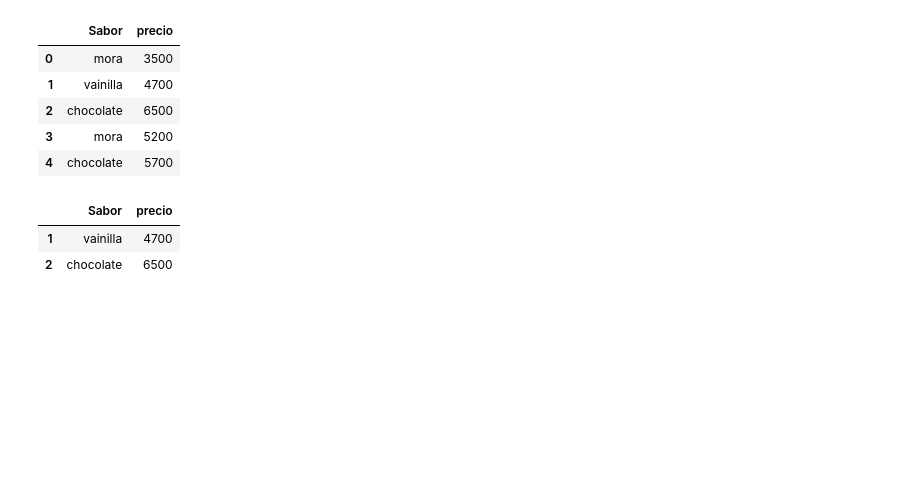
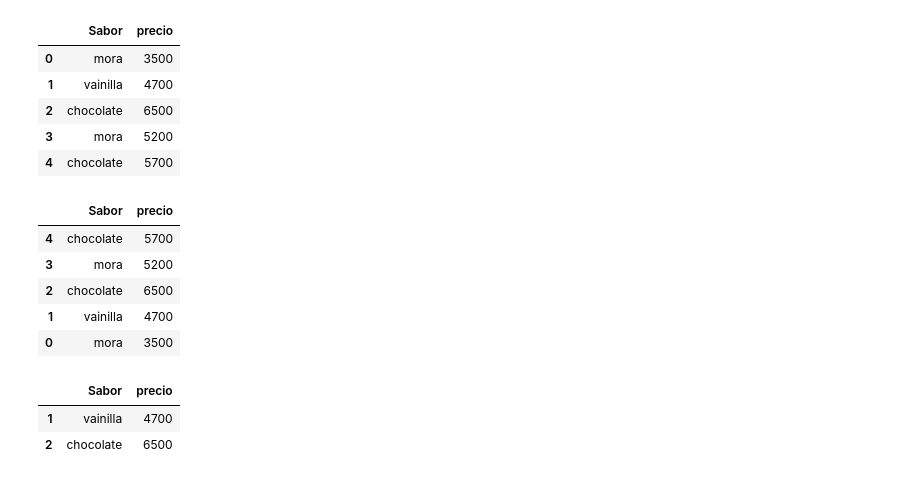
Before and after one commit to Andres0126/ple_intro_github, a Jupyter notebook: Clase #Tablas python.ipynb, the cells around one changed output. Saved outputs shown, nothing was run; the diff lists cells and outputs as text; code cells hidden in the pictures; blank space fills up the shorter version.

```diff
--- a/Clase 24-4-25 #Tablas.ipynb
+++ b/Clase #Tablas python.ipynb
@@ -63,4 +64,13 @@ conos[['Sabor','precio']]
 | 2 | chocolate | 6500 |
 | 3 | mora | 5200 |
 | 4 | chocolate | 5700 |
+# %%
+conos[::-1] #Ordena la tabla de abajo hacia arriba
+# %% [output]
+|  | Sabor | precio |
+| 4 | chocolate | 5700 |
+| 3 | mora | 5200 |
+| 2 | chocolate | 6500 |
+| 1 | vainilla | 4700 |
+| 0 | mora | 3500 |
 # %%
```
Also changed, not shown: parts of 5 cells of this notebook, 1 other file.
